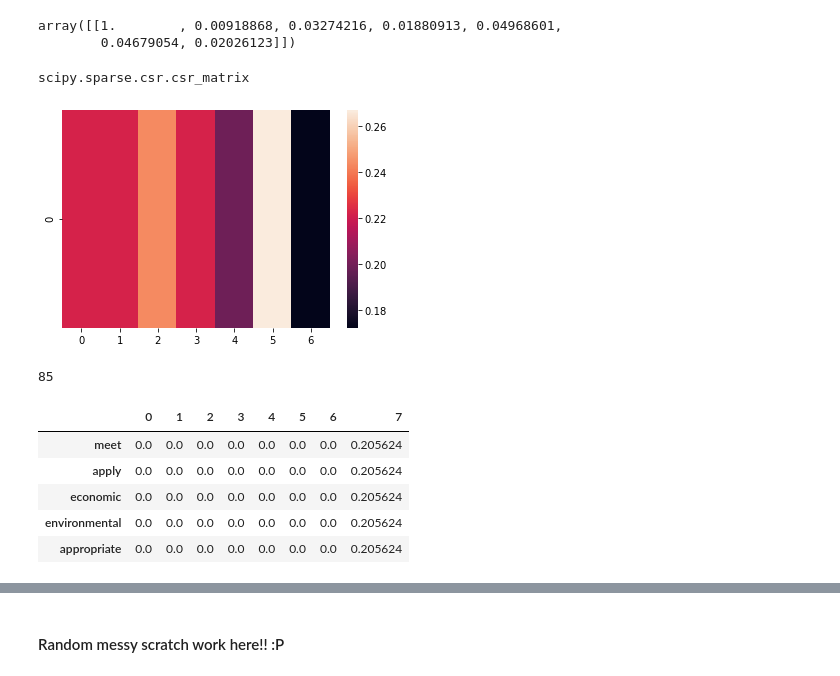
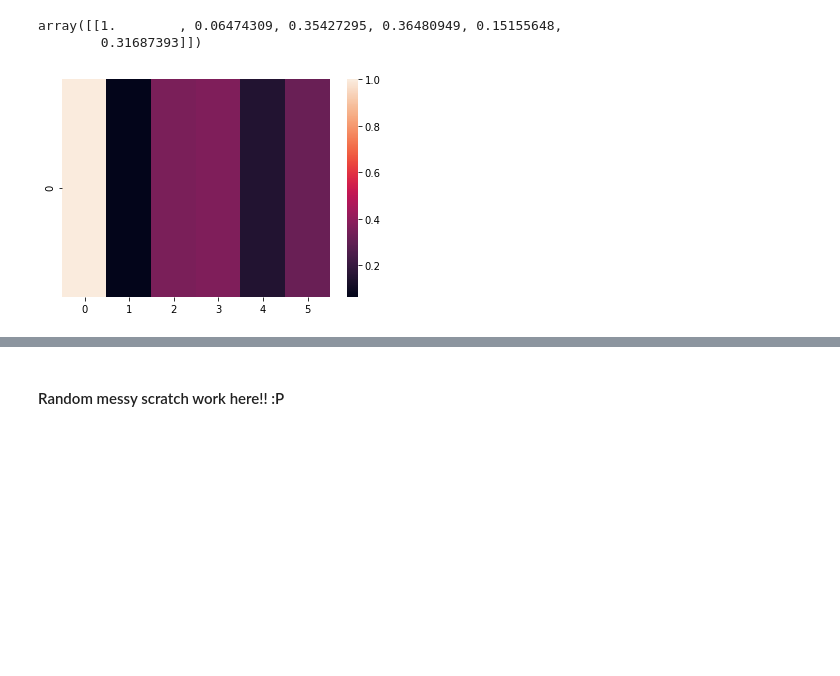
Before and after one commit to kjar0/516X-Final, a Jupyter notebook: ABE_comp_job.ipynb, the cells around one changed output, grey strips where cells are left out. Saved outputs shown, nothing was run; the diff lists cells and outputs as text; code cells hidden in the pictures; blank space fills up the shorter version.

```diff
--- a/ABE_comp_job.ipynb
+++ b/ABE_comp_job.ipynb
@@ -283,45 +259,16 @@ array([[1.        , 0.00918868, 0.03274216, 0.01880913, 0.04968601,
-# %%
-# find euclidian distance between competencies and job descriptions
-edist = cosine_similarity(t_matrix[0:1], t_matrix)
-edist
-# %% [output]
-array([[1.        , 0.00918868, 0.03274216, 0.01880913, 0.04968601,
-        0.04679054, 0.02026123]])
-# %%
-## fit with student outcomes, transform job postings
-tfidf_v = TfidfVectorizer()
-cfit = tfidf_v.fit_transform([clean_abe_comp])
-jtransformed = tfidf_v.transform(job_skill_4vec)
-#jvec = jtransformed.toarray()
-#cvec = cfit.toarray()
-csim = cosine_similarity(cfit, jtransformed)
-sns.heatmap(csim)
-type(jfit)
-# %% [output]
-scipy.sparse.csr.csr_matrix
-[figure, removed]
-# %%
-len(clean_abe_comp.split(" "))
-# %% [output]
-85
 # %%
-## everything together
+# initialize vector and find TF-IDF matrix for each document
 tfidf_v = TfidfVectorizer()
-jtransformed = tfidf_v.fit_transform(jobncomp_4vec)
+# train with vocabulary used in job postings
+jfit = tfidf_v.fit(job_skill_4vec)
+# transform job posting + competency key skills to TF-IDF matrix
+tf_matrix = tfidf_v.transform(jobncomp_4vec)
 fname = tfidf_v.get_feature_names()
-df = pd.DataFrame(jtransformed.T.toarray(), index=fname)
-job_avg = df.mean(axis=1)
-job_avg = pd.DataFrame(job_avg.sort_values(ascending=False).nlargest(10))
-job_avg.index.name = 'Skill'
-job_avg.reset_index(inplace=True)
-#job_avg = job_avg.drop(['0'],axis=0)
-#tskill_dfs.append(job_avg)
-job_avg
-display(df.sort_values(by=7, ascending=False).head())
+# find cosine similarity for competency vs. posting by job type
+csim = cosine_similarity(tf_matrix[0:1], tf_matrix)
+sns.heatmap(csim)
+csim
 # %% [output]
-|  | 0 | 1 | 2 | 3 | 4 | 5 | 6 | 7 |
-| meet | 0.0 | 0.0 | 0.0 | 0.0 | 0.0 | 0.0 | 0.0 | 0.205624 |
-| apply | 0.0 | 0.0 | 0.0 | 0.0 | 0.0 | 0.0 | 0.0 | 0.205624 |
-| economic | 0.0 | 0.0 | 0.0 | 0.0 | 0.0 | 0.0 | 0.0 | 0.205624 |
-| environmental | 0.0 | 0.0 | 0.0 | 0.0 | 0.0 | 0.0 | 0.0 | 0.205624 |
-| appropriate | 0.0 | 0.0 | 0.0 | 0.0 | 0.0 | 0.0 | 0.0 | 0.205624 |
+array([[1.        , 0.06474309, 0.35427295, 0.36480949, 0.15155648,
+        0.31687393]])
+[figure, added]
```
Also changed, not shown: parts of 12 cells of this notebook, 3 other files.
